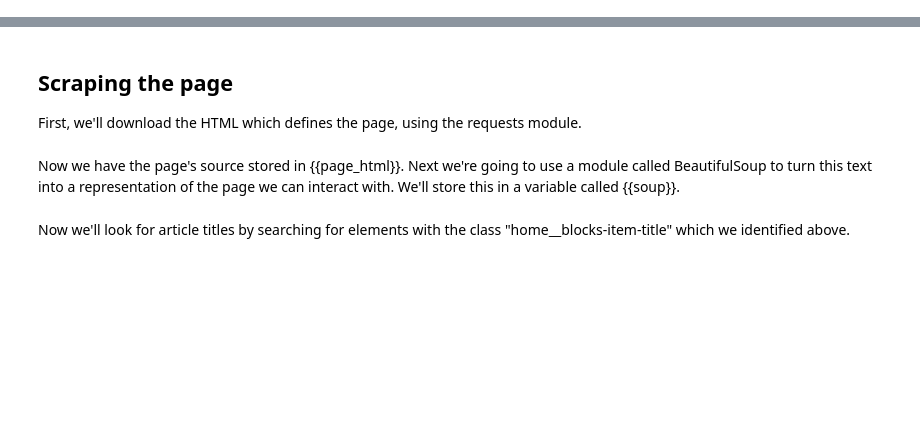
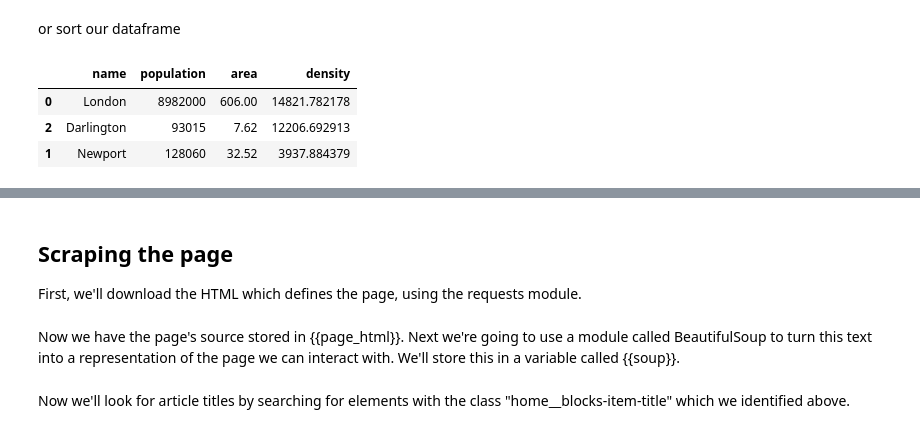
Before and after one commit to EconomicsObservatory/courses, a Jupyter notebook: 5/s5_Scraping.ipynb, the cells around one changed output, grey strips where cells are left out. Cells and saved outputs as stored; diff of their text form; code cells hidden in the pictures; blank space fills up the shorter version.

```diff
--- a/5/s5_Scraping.ipynb
+++ b/5/s5_Scraping.ipynb
@@ -48,0 +113,10 @@ from collections import Counter
+# %% [markdown]
+or sort our dataframe
+# %%
+sorted_df = df.sort_values(by="density", ascending=False)
+sorted_df
+# %% [output]
+|  | name | population | area | density |
+| 0 | London | 8982000 | 606.00 | 14821.782178 |
+| 2 | Darlington | 93015 | 7.62 | 12206.692913 |
+| 1 | Newport | 128060 | 32.52 | 3937.884379 |
```
Also changed, not shown: parts of 24 cells of this notebook, 2 other files.
